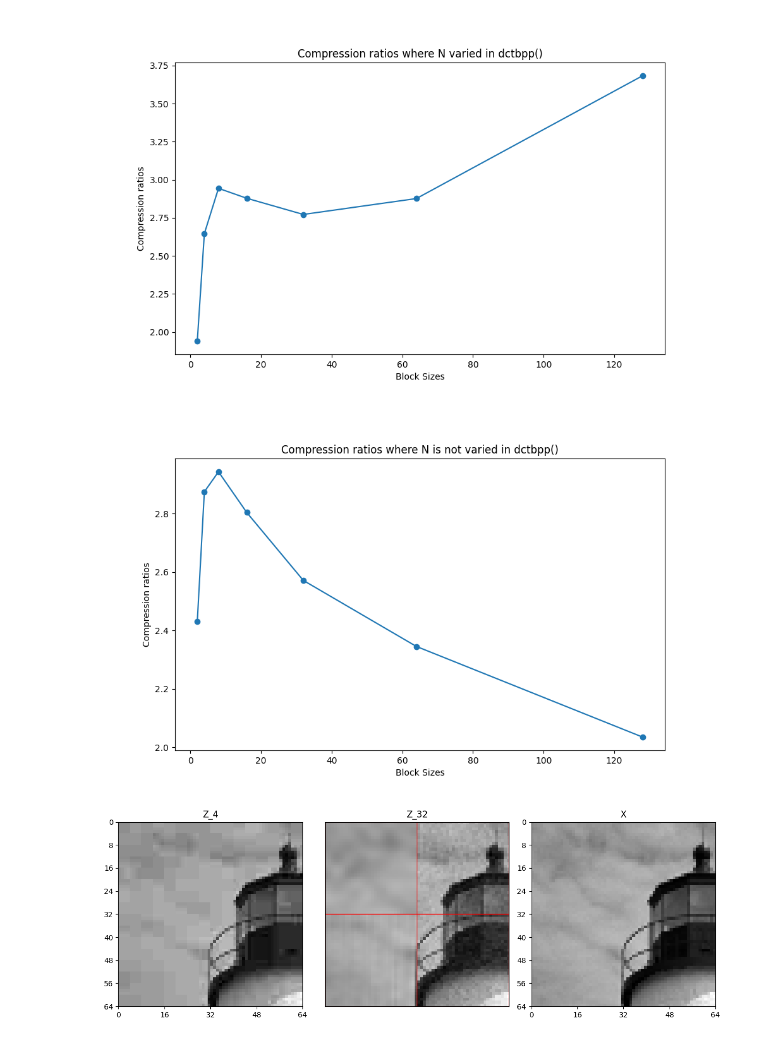
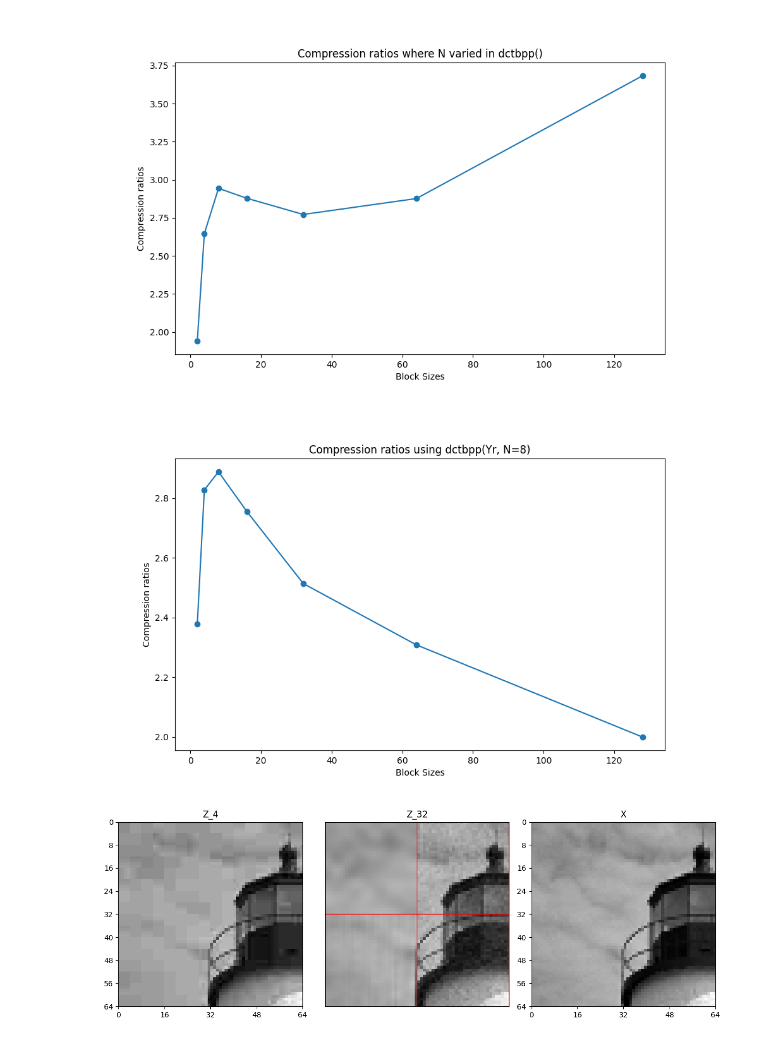
Before and after one commit to edwardtownsend/sf2, a Jupyter notebook: 7-the-discrete-cosine-transform.ipynb, the cells around one changed output. Saved outputs shown, nothing was run; the diff lists cells and outputs as text; code cells hidden in the pictures.

```diff
--- a/7-the-discrete-cosine-transform.ipynb
+++ b/7-the-discrete-cosine-transform.ipynb
@@ -439,7 +439,7 @@ def find_step_equal_rms(X, C):
     for step_size in np.arange(1, 30, 0.1):
         err = compute_err(X, step_size, C)
 
-        if abs(err - target_err) < 0.01:
+        if abs(err - target_err) < 0.1:
             return step_size
 
 step_size_equal_rms = find_step_equal_rms(X, C8)
@@ -597,34 +600,34 @@ plt.show()
 # %%
 # Your code here
 block_sizes = [2, 4, 8, 16, 32, 64, 128]
 
 step_sizes = []
 Yr_ents = []
 comp_ratios = []
 
 for i in block_sizes:
     C = dct_ii(i)
     Y = colxfm(colxfm(X, C).T, C).T
     step_size = find_step_equal_rms(X, C)
     Yq = quantise(Y, step_size)
     Yr = regroup(Yq, i)
     Yr_ent = dctbpp(Yr, 8)
     comp_ratio = X_quant_ent / Yr_ent
 
     # Append values to lists
     step_sizes.append(step_size)
     Yr_ents.append(Yr_ent)
     comp_ratios.append(comp_ratio)
 
 # Plotting with fig, ax
 fig, ax = plt.subplots(figsize=(10, 6))
 ax.plot(block_sizes, comp_ratios, marker='o', label='Compression Ratio')
 ax.set_xlabel('Block Sizes')
 ax.set_ylabel('Compression ratios')
-ax.set_title('Compression ratios where N is not varied in dctbpp()')
+ax.set_title('Compression ratios using dctbpp(Yr, N=8)')
 plt.show()
 # %% [output]
-[figure, old version]
+[figure, new version]
 # %%
 C32 = dct_ii(32)
 
```
Also changed, not shown: parts of 9 cells of this notebook, 4 other files.
